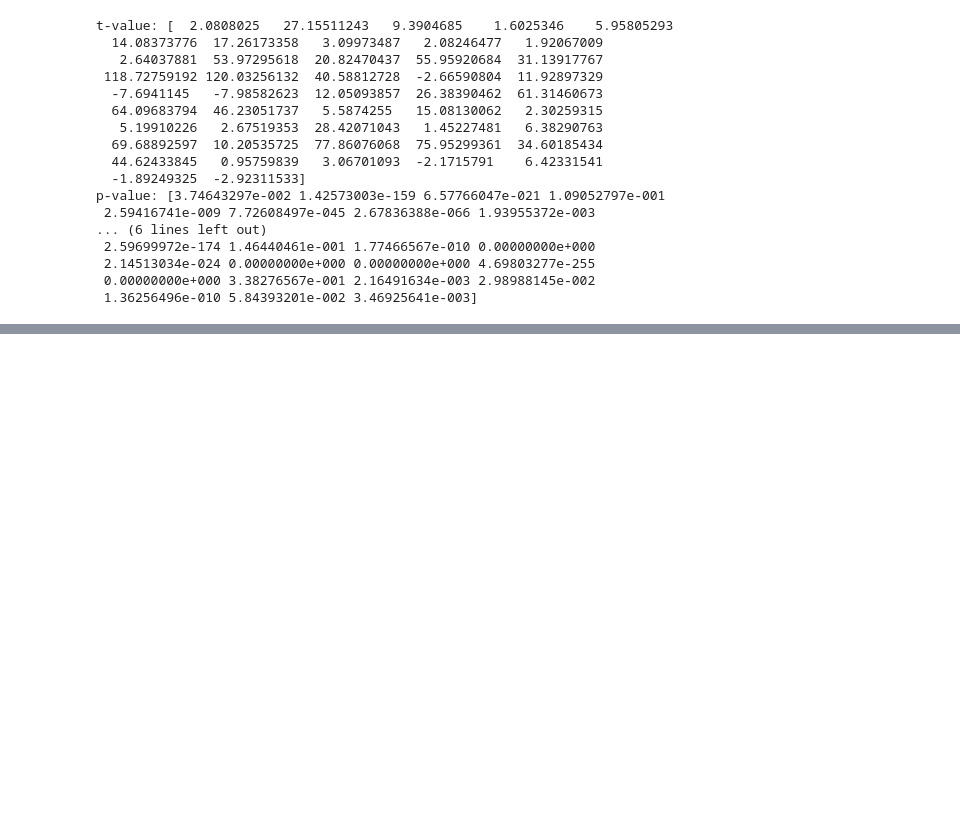
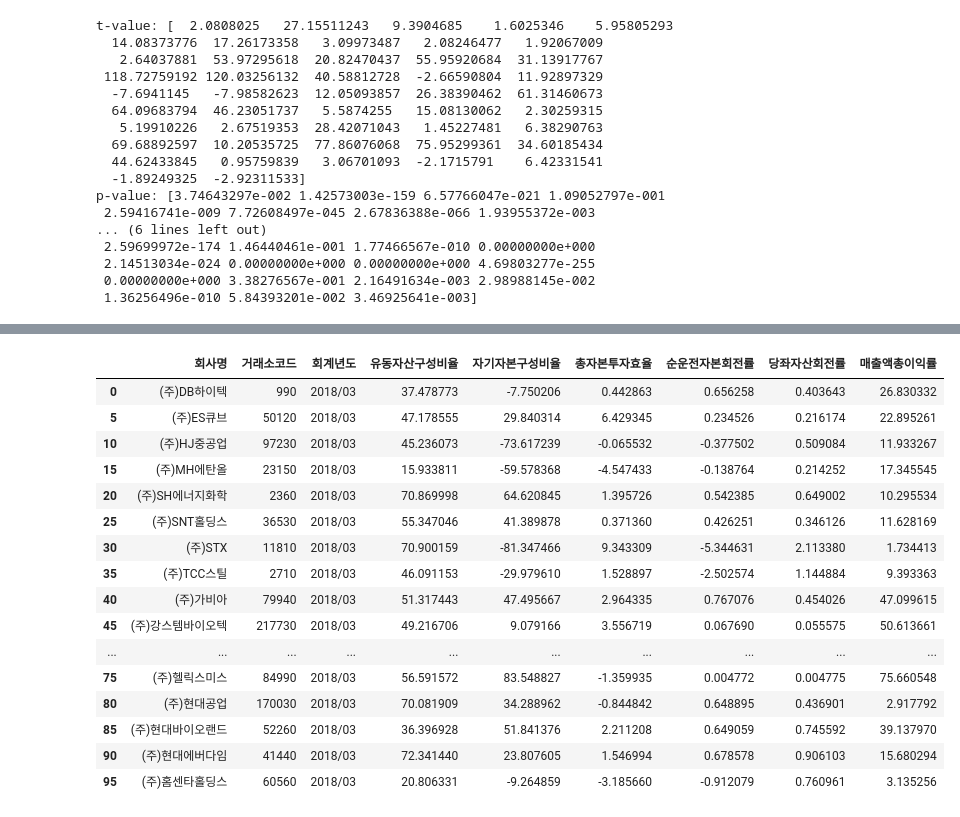
Before and after one commit to BDooHyun/ubion_python_class_01, a Jupyter notebook: 공모전/01_데이터.ipynb, the cells around one changed output, grey strips where cells are left out. Cells and saved outputs as stored; diff of their text form; code cells hidden in the pictures; blank space fills up the shorter version.

```diff
--- a/공모전/01_데이터.ipynb
+++ b/공모전/01_데이터.ipynb
@@ -710,0 +865,24 @@ p-value: [3.74643297e-002 1.42573003e-159 6.57766047e-021 1.09052797e-001
+# %%
+total_df = pd.concat([d1, d2, d3, d4], axis = 0)
+# %%
+total_df = total_df.astype({"거래소코드" : "str"})
+# %%
+total_df.loc[total_df["회계년도"] == "2018/03"]
+# %% [output]
+|  | 회사명 | 거래소코드 | 회계년도 | 유동자산구성비율 | 자기자본구성비율 | 총자본투자효율 | 순운전자본회전률 | 당좌자산회전률 | 매출액총이익률 |
+| 0 | (주)DB하이텍 | 990 | 2018/03 | 37.478773 | -7.750206 | 0.442863 | 0.656258 | 0.403643 | 26.830332 |
+| 5 | (주)ES큐브 | 50120 | 2018/03 | 47.178555 | 29.840314 | 6.429345 | 0.234526 | 0.216174 | 22.895261 |
+| 10 | (주)HJ중공업 | 97230 | 2018/03 | 45.236073 | -73.617239 | -0.065532 | -0.377502 | 0.509084 | 11.933267 |
+| 15 | (주)MH에탄올 | 23150 | 2018/03 | 15.933811 | -59.578368 | -4.547433 | -0.138764 | 0.214252 | 17.345545 |
+| 20 | (주)SH에너지화학 | 2360 | 2018/03 | 70.869998 | 64.620845 | 1.395726 | 0.542385 | 0.649002 | 10.295534 |
+| 25 | (주)SNT홀딩스 | 36530 | 2018/03 | 55.347046 | 41.389878 | 0.371360 | 0.426251 | 0.346126 | 11.628169 |
+| 30 | (주)STX | 11810 | 2018/03 | 70.900159 | -81.347466 | 9.343309 | -5.344631 | 2.113380 | 1.734413 |
+| 35 | (주)TCC스틸 | 2710 | 2018/03 | 46.091153 | -29.979610 | 1.528897 | -2.502574 | 1.144884 | 9.393363 |
+| 40 | (주)가비아 | 79940 | 2018/03 | 51.317443 | 47.495667 | 2.964335 | 0.767076 | 0.454026 | 47.099615 |
+| 45 | (주)강스템바이오텍 | 217730 | 2018/03 | 49.216706 | 9.079166 | 3.556719 | 0.067690 | 0.055575 | 50.613661 |
+| ... | ... | ... | ... | ... | ... | ... | ... | ... | ... |
+| 75 | (주)헬릭스미스 | 84990 | 2018/03 | 56.591572 | 83.548827 | -1.359935 | 0.004772 | 0.004775 | 75.660548 |
+| 80 | (주)현대공업 | 170030 | 2018/03 | 70.081909 | 34.288962 | -0.844842 | 0.648895 | 0.436901 | 2.917792 |
+| 85 | (주)현대바이오랜드 | 52260 | 2018/03 | 36.396928 | 51.841376 | 2.211208 | 0.649059 | 0.745592 | 39.137970 |
+| 90 | (주)현대에버다임 | 41440 | 2018/03 | 72.341440 | 23.807605 | 1.546994 | 0.678578 | 0.906103 | 15.680294 |
+| 95 | (주)홈센타홀딩스 | 60560 | 2018/03 | 20.806331 | -9.264859 | -3.185660 | -0.912079 | 0.760961 | 3.135256 |
```
Also changed, not shown: parts of 18 cells of this notebook, 5 other files.
